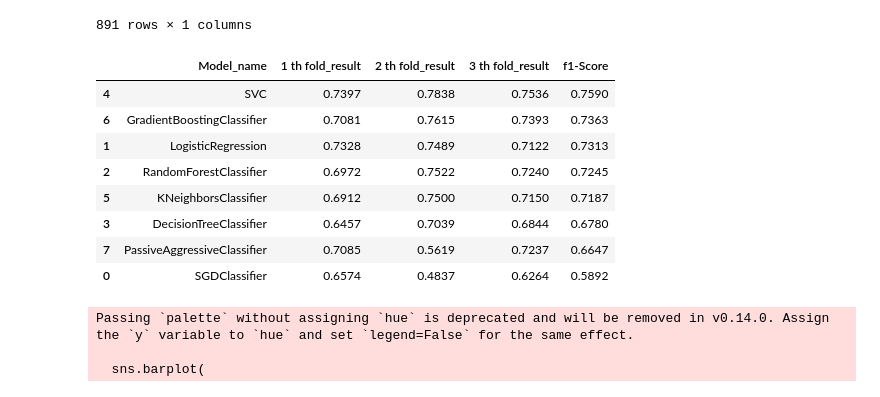
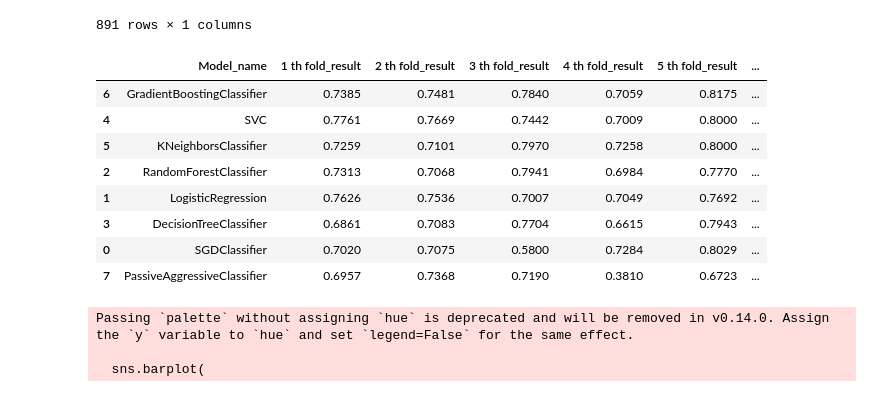
Before and after one commit to akshatkhatri/Machine_learning_playground, a Jupyter notebook: Chapter_3_geron/Titanic_dataset.ipynb, the cells around one changed output. Drawn from its saved outputs; the diff is of its cells as text; code cells hidden in the pictures.

```diff
--- a/Chapter_3_geron/Titanic_dataset.ipynb
+++ b/Chapter_3_geron/Titanic_dataset.ipynb
@@ -626,43 +625,43 @@ from sklearn.model_selection import cross_val_score
 sgd_clf = SGDClassifier()
 log_clf = LogisticRegression()
 forest_clf = RandomForestClassifier()
 tree_clf = DecisionTreeClassifier()
 svc_clf = SVC()
 knn_clf = KNeighborsClassifier()
 gbc_clf = GradientBoostingClassifier()
 pagg_clf = PassiveAggressiveClassifier()
 
 classifiers_store = []
-k_fold_validation = 3 # No. Of times to validate
+k_fold_validation = 5 # No. Of times to validate
 scoring_metric = 'f1'
 
 for classifier in [sgd_clf,log_clf,forest_clf,tree_clf,svc_clf,knn_clf,gbc_clf,pagg_clf]:
     indi_classifier = [] # Empty List for Storing classifiers results
     classifier.fit(X_train,Y_train)
     cross_val_score_classifier = cross_val_score(classifier,X_train,Y_train,cv = k_fold_validation,scoring = scoring_metric)
     cross_val_score_classifier_mean = cross_val_score_classifier.mean()
     indi_classifier.append(classifier.__class__.__name__)
     indi_classifier.extend(cross_val_score_classifier)
     indi_classifier.append(cross_val_score_classifier_mean) # Mean of k fold Cross Validation
     classifiers_store.append(indi_classifier) # appends to the end of list of all classifiers
 
 classifiers_store = np.array(classifiers_store)
 Model_perfomance_df = pd.DataFrame(classifiers_store,columns = ['Model_name'] + [f'{k} th fold_result' for k in range(1,k_fold_validation + 1)] + [f'{scoring_metric}-Score']).round(4)
 for col in Model_perfomance_df.columns[1:]:
     Model_perfomance_df[col] = pd.to_numeric(Model_perfomance_df[col], errors='coerce') # For converting dtype to float 64
 
 Model_perfomance_df = Model_perfomance_df.round(4)
 Model_perfomance_df.sort_values(by = f'{scoring_metric}-Score',ascending=False)
 # %% [output]
-|  | Model_name | 1 th fold_result | 2 th fold_result | 3 th fold_result | f1-Score |
-| 4 | SVC | 0.7397 | 0.7838 | 0.7536 | 0.7590 |
-| 6 | GradientBoostingClassifier | 0.7081 | 0.7615 | 0.7393 | 0.7363 |
-| 1 | LogisticRegression | 0.7328 | 0.7489 | 0.7122 | 0.7313 |
-| 2 | RandomForestClassifier | 0.6972 | 0.7522 | 0.7240 | 0.7245 |
-| 5 | KNeighborsClassifier | 0.6912 | 0.7500 | 0.7150 | 0.7187 |
-| 3 | DecisionTreeClassifier | 0.6457 | 0.7039 | 0.6844 | 0.6780 |
-| 7 | PassiveAggressiveClassifier | 0.7085 | 0.5619 | 0.7237 | 0.6647 |
-| 0 | SGDClassifier | 0.6574 | 0.4837 | 0.6264 | 0.5892 |
+|  | Model_name | 1 th fold_result | 2 th fold_result | 3 th fold_result | 4 th fold_result | 5 th fold_result | ... |
+| 6 | GradientBoostingClassifier | 0.7385 | 0.7481 | 0.7840 | 0.7059 | 0.8175 | ... |
+| 4 | SVC | 0.7761 | 0.7669 | 0.7442 | 0.7009 | 0.8000 | ... |
+| 5 | KNeighborsClassifier | 0.7259 | 0.7101 | 0.7970 | 0.7258 | 0.8000 | ... |
+| 2 | RandomForestClassifier | 0.7313 | 0.7068 | 0.7941 | 0.6984 | 0.7770 | ... |
+| 1 | LogisticRegression | 0.7626 | 0.7536 | 0.7007 | 0.7049 | 0.7692 | ... |
+| 3 | DecisionTreeClassifier | 0.6861 | 0.7083 | 0.7704 | 0.6615 | 0.7943 | ... |
+| 0 | SGDClassifier | 0.7020 | 0.7075 | 0.5800 | 0.7284 | 0.8029 | ... |
+| 7 | PassiveAggressiveClassifier | 0.6957 | 0.7368 | 0.7190 | 0.3810 | 0.6723 | ... |
 # %%
 import seaborn as sns
 
```
Also changed, not shown: parts of 9 cells of this notebook.
